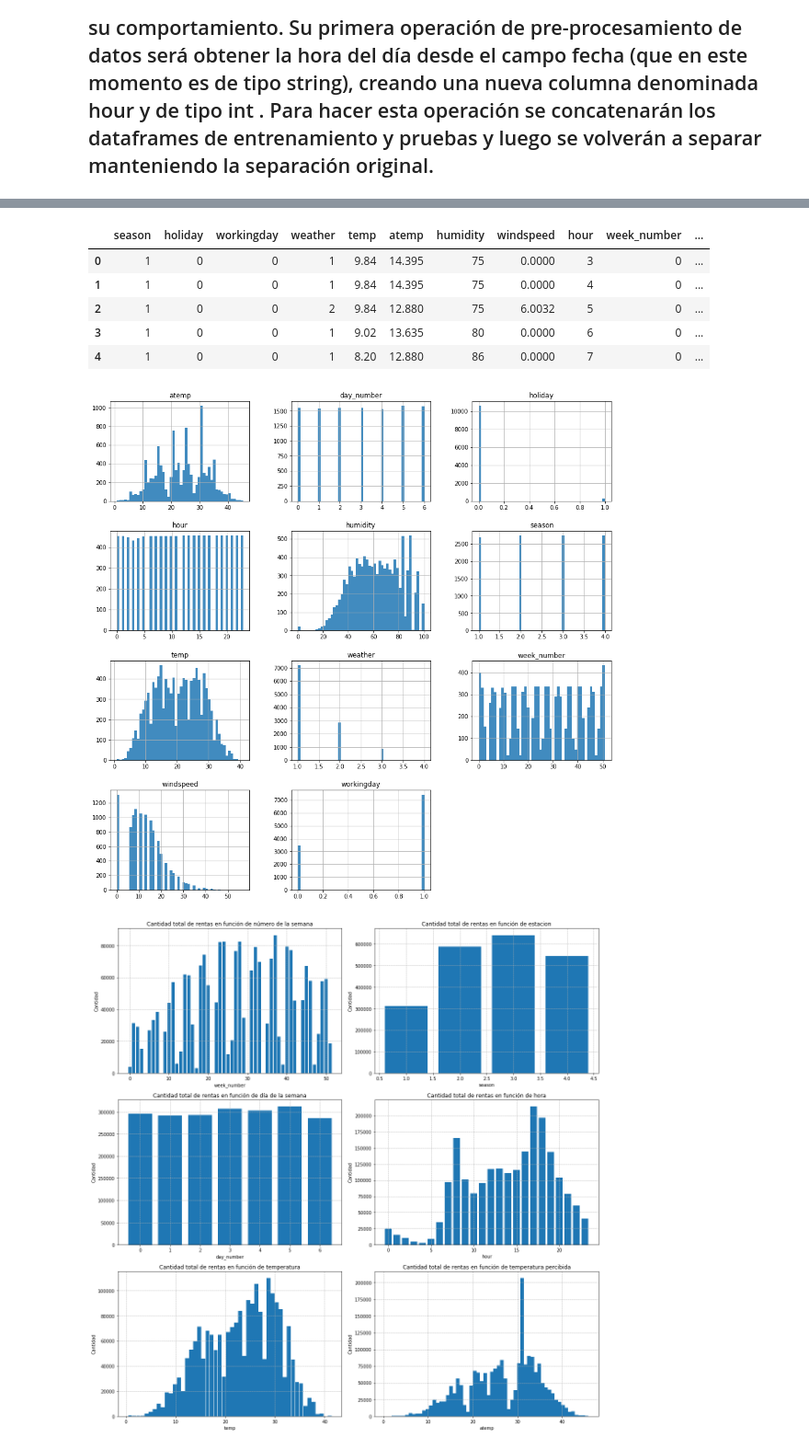
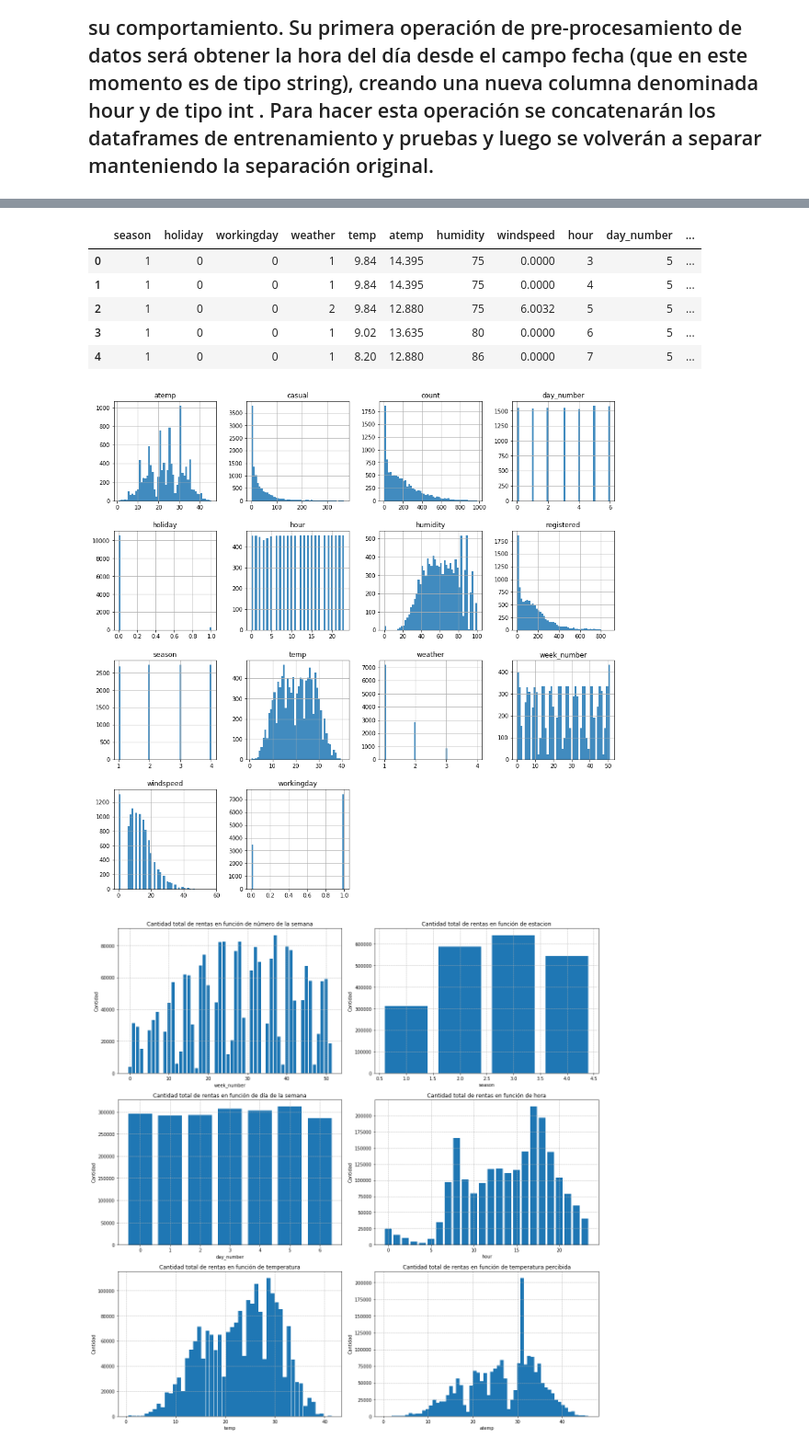
Before and after one commit to Caimapo/MachineLearning2017-02, a Jupyter notebook: Tarea 3/Parte 2.ipynb, the cells around one changed output, grey strips where cells are left out. Shown at 92% size. Cells and saved outputs as stored; diff of their text form; code cells hidden in the pictures.

```diff
--- a/Tarea 3/Parte 2.ipynb
+++ b/Tarea 3/Parte 2.ipynb
@@ -66,22 +67,26 @@ df['day_number'] = pd.to_numeric(df['day_number'])
 # %%
 df['week_number'] = pd.to_datetime(df['datetime']).apply(lambda x: x.strftime('%W'))
 df['week_number'] = pd.to_numeric(df['week_number'])
+# %%
+df['year'] = pd.to_datetime(df['datetime']).apply(lambda x: x.strftime('%Y'))
+df['year'] = pd.to_numeric(df['year'])
 # %%
 x_columns = ['season', 'holiday', 'workingday', 'weather','temp', 'atemp', 'humidity',
-             'windspeed', 'hour', 'week_number', 'day_number']
-df_[x_columns].head()
+             'windspeed', 'hour', 'day_number', 'week_number', 'year']
+y_columns = ['casual', 'registered', 'count']
+df[x_columns].head()
 # %% [output]
-|  | season | holiday | workingday | weather | temp | atemp | humidity | windspeed | hour | week_number | ... |
-| 0 | 1 | 0 | 0 | 1 | 9.84 | 14.395 | 75 | 0.0000 | 3 | 0 | ... |
-| 1 | 1 | 0 | 0 | 1 | 9.84 | 14.395 | 75 | 0.0000 | 4 | 0 | ... |
-| 2 | 1 | 0 | 0 | 2 | 9.84 | 12.880 | 75 | 6.0032 | 5 | 0 | ... |
-| 3 | 1 | 0 | 0 | 1 | 9.02 | 13.635 | 80 | 0.0000 | 6 | 0 | ... |
-| 4 | 1 | 0 | 0 | 1 | 8.20 | 12.880 | 86 | 0.0000 | 7 | 0 | ... |
+|  | season | holiday | workingday | weather | temp | atemp | humidity | windspeed | hour | day_number | ... |
+| 0 | 1 | 0 | 0 | 1 | 9.84 | 14.395 | 75 | 0.0000 | 3 | 5 | ... |
+| 1 | 1 | 0 | 0 | 1 | 9.84 | 14.395 | 75 | 0.0000 | 4 | 5 | ... |
+| 2 | 1 | 0 | 0 | 2 | 9.84 | 12.880 | 75 | 6.0032 | 5 | 5 | ... |
+| 3 | 1 | 0 | 0 | 1 | 9.02 | 13.635 | 80 | 0.0000 | 6 | 5 | ... |
+| 4 | 1 | 0 | 0 | 1 | 8.20 | 12.880 | 86 | 0.0000 | 7 | 5 | ... |
 # %%
-df[x_columns].hist(alpha=0.85, bins=50, figsize=(16, 16))
+df[x_columns+y_columns].hist(alpha=0.85, bins=50, figsize=(16, 16))
 plt.show()
 # %% [output]
-[figure, old version]
+[figure, new version]
 # %%
 f, axarr = plt.subplots(3, 2, figsize=(16, 16))
 
```
Also changed, not shown: parts of 55 cells of this notebook.
